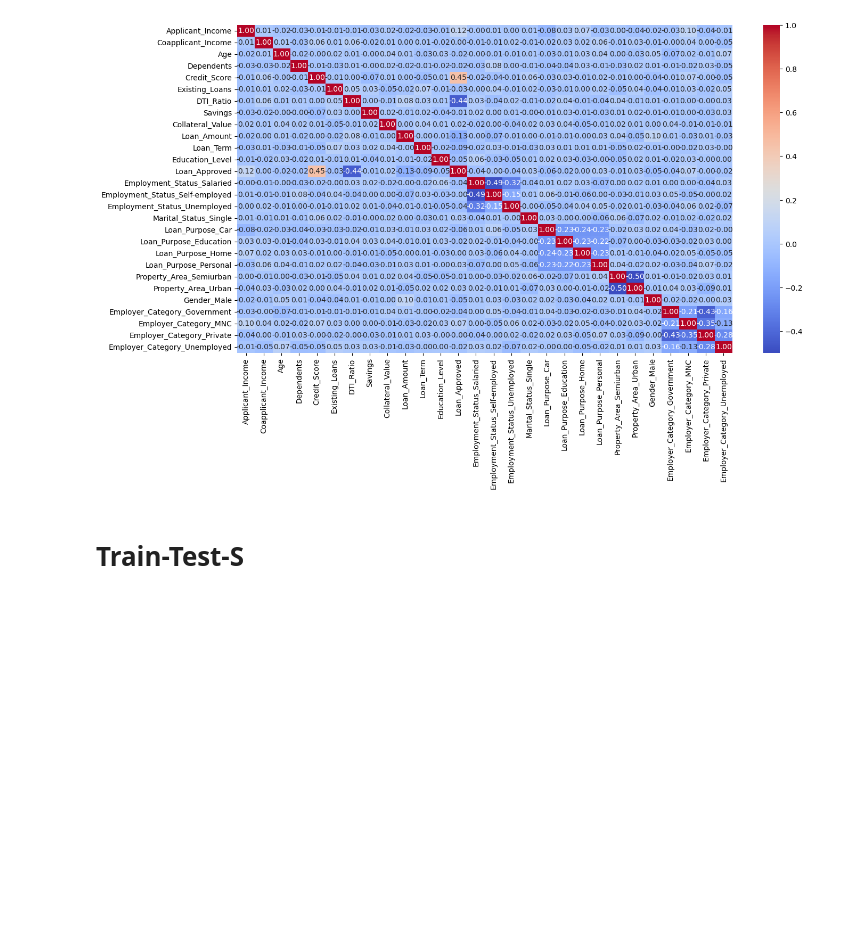
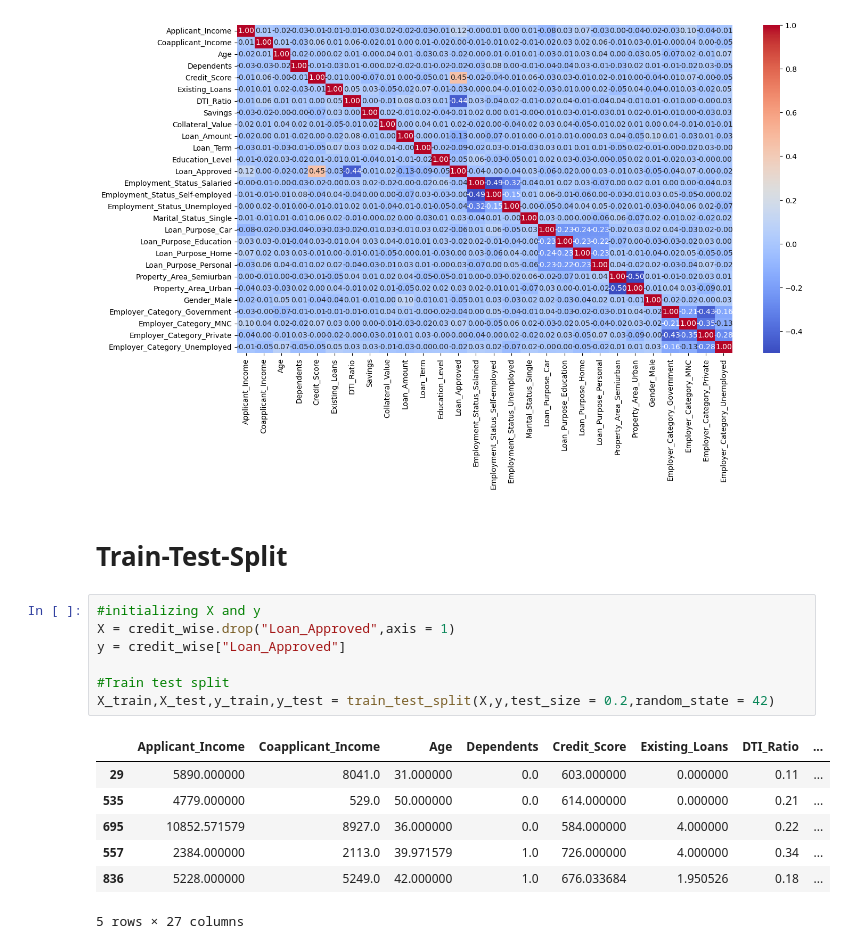
Before and after one commit to saphalkafle77-ai/credit_wise-loan-system, a Jupyter notebook: credit_wise_loan_approval_system.ipynb, the cells around one changed output. Cells and saved outputs as stored; diff of their text form; blank space fills up the shorter version.

Commit message:
train test splits

```diff
--- a/credit_wise_loan_approval_system.ipynb
+++ b/credit_wise_loan_approval_system.ipynb
@@ -216,4 +216,19 @@ sns.heatmap(
 <Axes: >
 [figure]
 # %% [markdown]
-# Train-Test-S
+# Train-Test-Split
+# %%
+#initializing X and y
+X = credit_wise.drop("Loan_Approved",axis = 1)
+y = credit_wise["Loan_Approved"]
+
+#Train test split
+X_train,X_test,y_train,y_test = train_test_split(X,y,test_size = 0.2,random_state = 42)
+# %% [output]
+|  | Applicant_Income | Coapplicant_Income | Age | Dependents | Credit_Score | Existing_Loans | DTI_Ratio | ... |
+| 29 | 5890.000000 | 8041.0 | 31.000000 | 0.0 | 603.000000 | 0.000000 | 0.11 | ... |
+| 535 | 4779.000000 | 529.0 | 50.000000 | 0.0 | 614.000000 | 0.000000 | 0.21 | ... |
+| 695 | 10852.571579 | 8927.0 | 36.000000 | 0.0 | 584.000000 | 4.000000 | 0.22 | ... |
+| 557 | 2384.000000 | 2113.0 | 39.971579 | 1.0 | 726.000000 | 4.000000 | 0.34 | ... |
+| 836 | 5228.000000 | 5249.0 | 42.000000 | 1.0 | 676.033684 | 1.950526 | 0.18 | ... |
+5 rows × 27 columns
```
